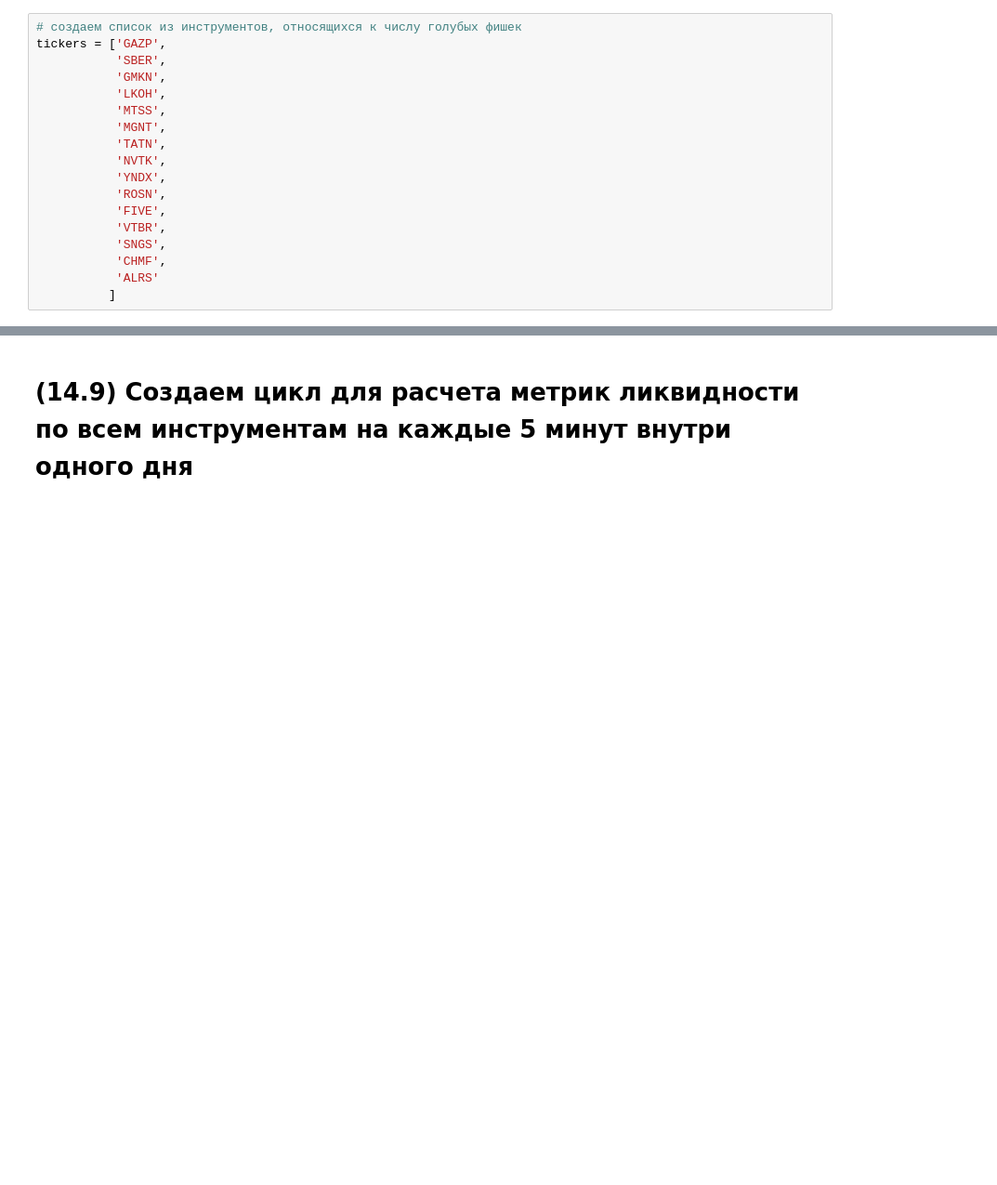
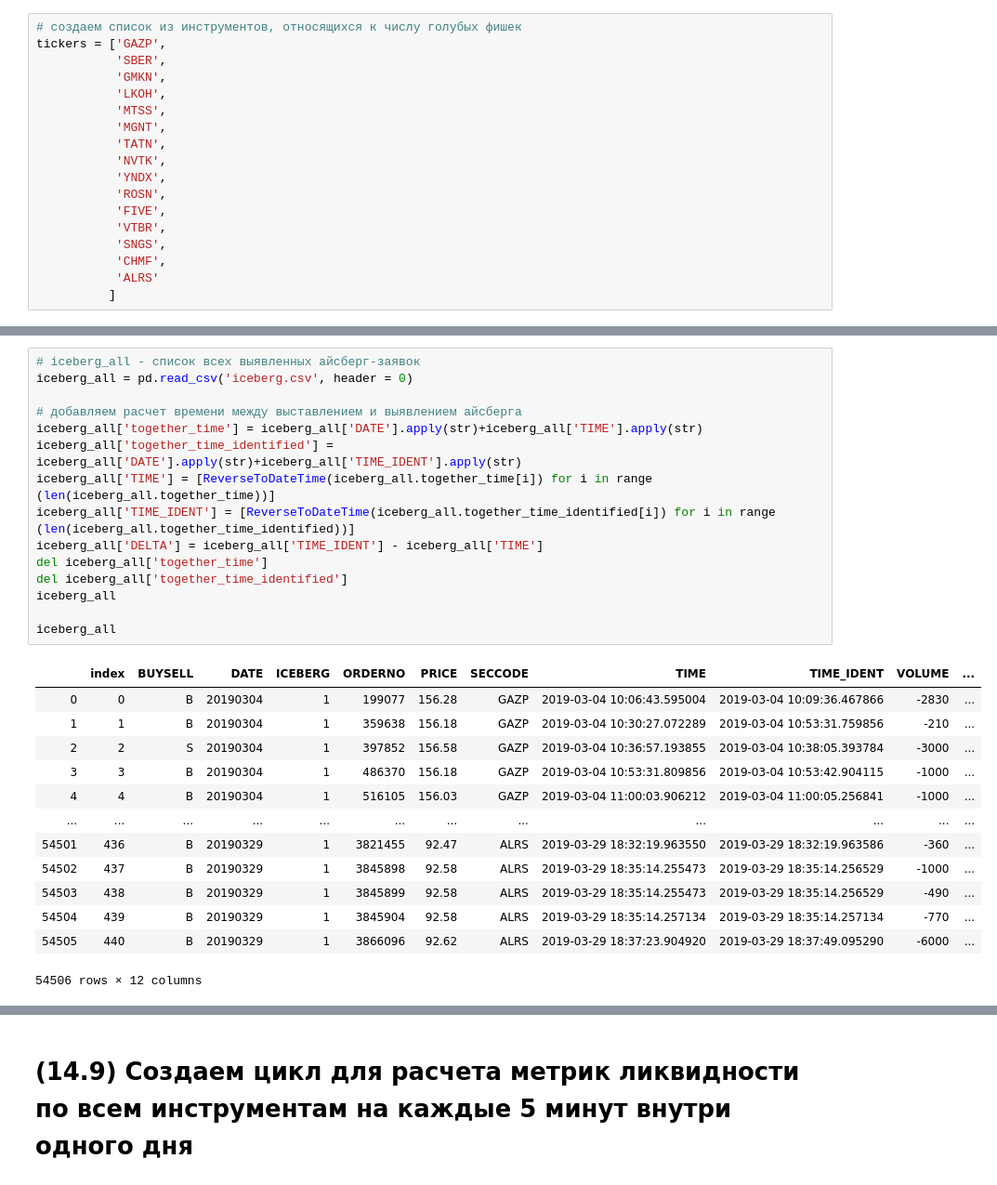
Before and after one commit to katya-luzina/master_thesis, a Jupyter notebook: 2. расчет стакана.ipynb, the cells around one changed output, grey strips where cells are left out. Shown: that part at 93% size. Saved outputs shown, nothing was run; the diff lists cells and outputs as text; blank space fills up the shorter version.

```diff
--- a/2. расчет стакана.ipynb
+++ b/2. расчет стакана.ipynb
@@ -390,0 +231,29 @@ KeyboardInterrupt:
+# %%
+# iceberg_all - список всех выявленных айсберг-заявок
+iceberg_all = pd.read_csv('iceberg.csv', header = 0)
+
+# добавляем расчет времени между выставлением и выявлением айсберга
+iceberg_all['together_time'] = iceberg_all['DATE'].apply(str)+iceberg_all['TIME'].apply(str)
+iceberg_all['together_time_identified'] = iceberg_all['DATE'].apply(str)+iceberg_all['TIME_IDENT'].apply(str)
+iceberg_all['TIME'] = [ReverseToDateTime(iceberg_all.together_time[i]) for i in range (len(iceberg_all.together_time))]
+iceberg_all['TIME_IDENT'] = [ReverseToDateTime(iceberg_all.together_time_identified[i]) for i in range (len(iceberg_all.together_time_identified))]
+iceberg_all['DELTA'] = iceberg_all['TIME_IDENT'] - iceberg_all['TIME']
+del iceberg_all['together_time']
+del iceberg_all['together_time_identified']
+iceberg_all
+
+iceberg_all
+# %% [output]
+|  | index | BUYSELL | DATE | ICEBERG | ORDERNO | PRICE | SECCODE | TIME | TIME_IDENT | VOLUME | ... |
+| 0 | 0 | B | 20190304 | 1 | 199077 | 156.28 | GAZP | 2019-03-04 10:06:43.595004 | 2019-03-04 10:09:36.467866 | -2830 | ... |
+| 1 | 1 | B | 20190304 | 1 | 359638 | 156.18 | GAZP | 2019-03-04 10:30:27.072289 | 2019-03-04 10:53:31.759856 | -210 | ... |
+| 2 | 2 | S | 20190304 | 1 | 397852 | 156.58 | GAZP | 2019-03-04 10:36:57.193855 | 2019-03-04 10:38:05.393784 | -3000 | ... |
+| 3 | 3 | B | 20190304 | 1 | 486370 | 156.18 | GAZP | 2019-03-04 10:53:31.809856 | 2019-03-04 10:53:42.904115 | -1000 | ... |
+| 4 | 4 | B | 20190304 | 1 | 516105 | 156.03 | GAZP | 2019-03-04 11:00:03.906212 | 2019-03-04 11:00:05.256841 | -1000 | ... |
+| ... | ... | ... | ... | ... | ... | ... | ... | ... | ... | ... | ... |
+| 54501 | 436 | B | 20190329 | 1 | 3821455 | 92.47 | ALRS | 2019-03-29 18:32:19.963550 | 2019-03-29 18:32:19.963586 | -360 | ... |
+| 54502 | 437 | B | 20190329 | 1 | 3845898 | 92.58 | ALRS | 2019-03-29 18:35:14.255473 | 2019-03-29 18:35:14.256529 | -1000 | ... |
+| 54503 | 438 | B | 20190329 | 1 | 3845899 | 92.58 | ALRS | 2019-03-29 18:35:14.255473 | 2019-03-29 18:35:14.256529 | -490 | ... |
+| 54504 | 439 | B | 20190329 | 1 | 3845904 | 92.58 | ALRS | 2019-03-29 18:35:14.257134 | 2019-03-29 18:35:14.257134 | -770 | ... |
+| 54505 | 440 | B | 20190329 | 1 | 3866096 | 92.62 | ALRS | 2019-03-29 18:37:23.904920 | 2019-03-29 18:37:49.095290 | -6000 | ... |
+54506 rows × 12 columns
```
Also changed, not shown: parts of 55 cells of this notebook.
